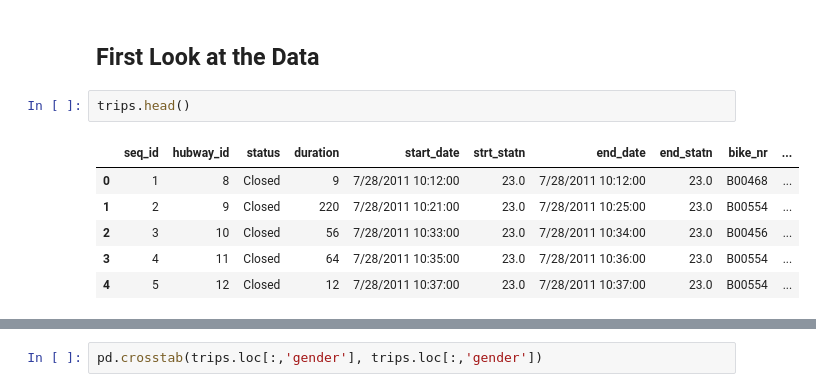
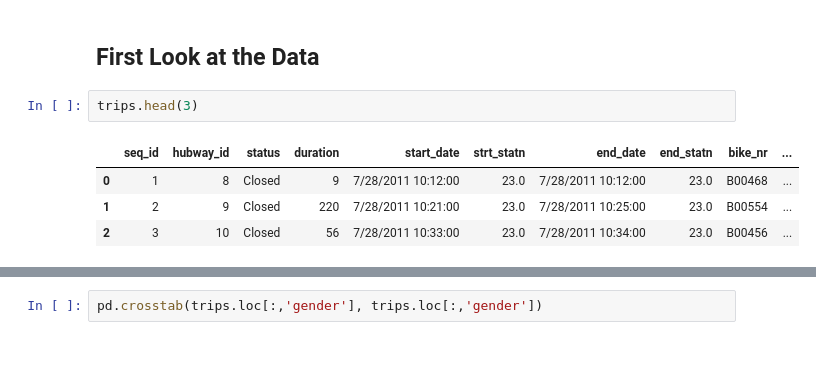
Before and after one commit to vinalyan/Data-Science, a Jupyter notebook: Challenges/hubway_2011/Hubway Data.ipynb, the cells around one changed output, grey strips where cells are left out. Saved outputs shown, nothing was run; the diff lists cells and outputs as text; blank space fills up the shorter version.

```diff
--- a/Challenges/hubway_2011/Hubway Data.ipynb
+++ b/Challenges/hubway_2011/Hubway Data.ipynb
@@ -62,11 +79,9 @@ From the last dataset we can see that this has some null values, specially in th
 # %% [markdown]
 ## First Look at the Data
 # %%
-trips.head()
+trips.head(3)
 # %% [output]
 |  | seq_id | hubway_id | status | duration | start_date | strt_statn | end_date | end_statn | bike_nr | ... |
 | 0 | 1 | 8 | Closed | 9 | 7/28/2011 10:12:00 | 23.0 | 7/28/2011 10:12:00 | 23.0 | B00468 | ... |
 | 1 | 2 | 9 | Closed | 220 | 7/28/2011 10:21:00 | 23.0 | 7/28/2011 10:25:00 | 23.0 | B00554 | ... |
 | 2 | 3 | 10 | Closed | 56 | 7/28/2011 10:33:00 | 23.0 | 7/28/2011 10:34:00 | 23.0 | B00456 | ... |
-| 3 | 4 | 11 | Closed | 64 | 7/28/2011 10:35:00 | 23.0 | 7/28/2011 10:36:00 | 23.0 | B00554 | ... |
-| 4 | 5 | 12 | Closed | 12 | 7/28/2011 10:37:00 | 23.0 | 7/28/2011 10:37:00 | 23.0 | B00554 | ... |
```
Also changed, not shown: parts of 19 cells of this notebook.
